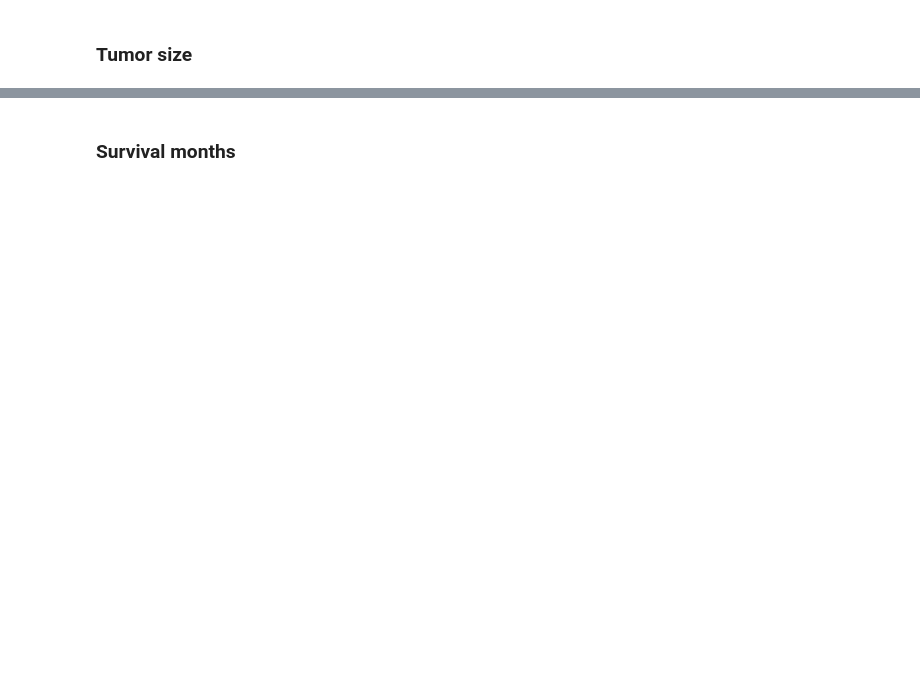
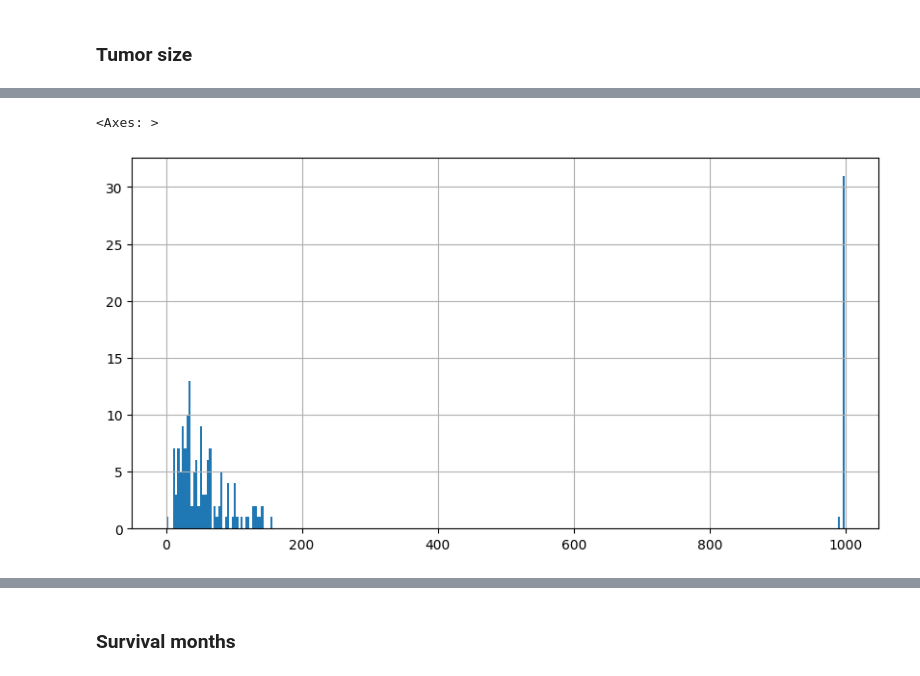
Before and after one commit to MSWinds/C-SCLC-PrognosisML, a Jupyter notebook: data_cleaning.ipynb, the cells around one changed output, grey strips where cells are left out. Drawn from its saved outputs; the diff is of its cells as text; code cells hidden in the pictures; blank space fills up the shorter version.

```diff
--- a/data_cleaning.ipynb
+++ b/data_cleaning.ipynb
@@ -498,0 +535,7 @@ df.drop(columns='SEER Combined/AJCC Cancer Stage Group', inplace=True)
+# %%
+# drop NaN and 88
+df1 = df1[df1['Derived AJCC M, 6th ed (2004-2015)'].notna()]
+df2 = df2[df2['Derived EOD 2018 M (2018+)'] != '88']
+
+df1['M'] = df1['Derived AJCC M, 6th ed (2004-2015)'].str.extract(r'(M\d|MX)')
+df2['M'] = df2['Derived EOD 2018 M (2018+)'].str.extract(r'(M\d|MX)')
@@ -498,0 +624,4 @@ df.drop(columns='SEER Combined/AJCC Cancer Stage Group', inplace=True)
+# %%
+df2['Grouped Stage'] = df2['Derived EOD 2018 Stage Group (2018+)'].apply(lambda x: 'Other' if x == '99' else x[0])
+
+df2['Grouped Stage'].value_counts(dropna=False).sort_index()
@@ -530,0 +696,5 @@ Name: count, Length: 133, dtype: int64
+# %%
+df2['Tumor Size'].hist(bins=300, figsize=(10, 5))
+# %% [output]
+<Axes: >
+[figure, added]
```
Also changed, not shown: parts of 89 cells of this notebook, 4 other files.
